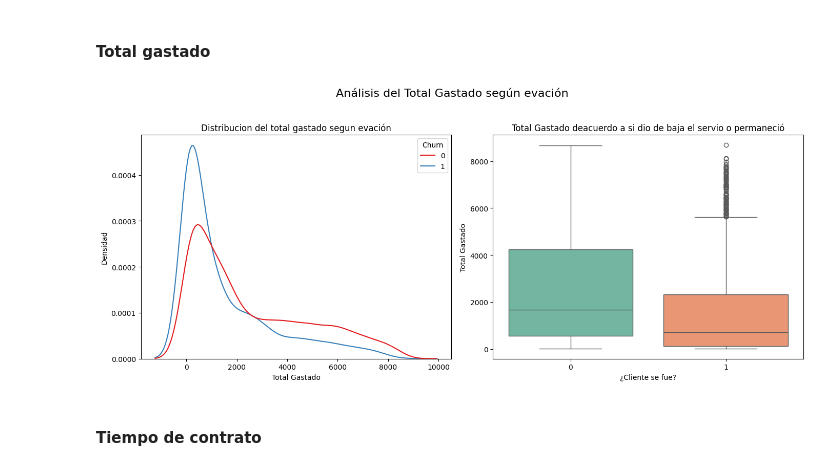
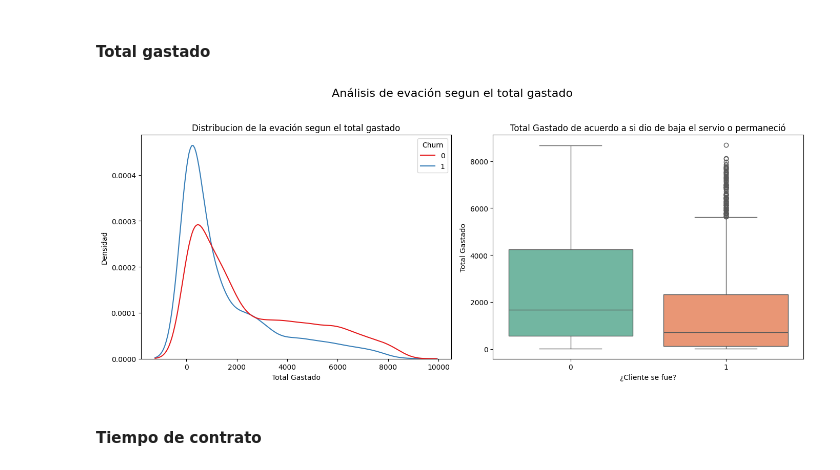
Before and after one commit to OctavioPinoRosas/ChallengeTelecomX, a Jupyter notebook: TelecomX_LATAM.ipynb, the cells around one changed output. Drawn from its saved outputs; the diff is of its cells as text; code cells hidden in the pictures.

```diff
--- a/TelecomX_LATAM.ipynb
+++ b/TelecomX_LATAM.ipynb
@@ -448,45 +451,42 @@ plt.show()
 # %% [markdown]
 #### **Total gastado**
 # %%
-import matplotlib.pyplot as plt
-import seaborn as sns
-
 # Crear figura con 2 subplots (1 fila, 2 columnas)
 fig, axes = plt.subplots(1, 2, figsize=(14, 6))
-fig.suptitle('Análisis del Total Gastado según evación', fontsize=16)
+fig.suptitle('Análisis de evación segun el total gastado', fontsize=16)
 
 # Gráfico de densidad
 sns.kdeplot(
     data=df,
     x='account.Charges.Total',
     hue='Churn',
     palette='Set1',
     common_norm=False,
     fill=False,
     ax=axes[0]
 )
-axes[0].set_title('Distribucion del total gastado segun evación')
+axes[0].set_title('Distribucion de la evación segun el total gastado')
 axes[0].set_xlabel('Total Gastado')
 axes[0].set_ylabel('Densidad')
 
 # Boxplot
 sns.boxplot(
     x='Churn',
     y='account.Charges.Total',
     hue='Churn',
     data=df,
     palette='Set2',
     ax=axes[1],
     legend=False
 )
-axes[1].set_title('Total Gastado deacuerdo a si dio de baja el servio o permaneció')
+axes[1].set_title('Total Gastado de acuerdo a si dio de baja el servio o permaneció')
 axes[1].set_xlabel('¿Cliente se fue?')
 axes[1].set_ylabel('Total Gastado')
 
 # Mostrar ambos gráficos juntos
 plt.tight_layout(rect=[0, 0, 1, 0.95])  # Ajustar layout para dejar espacio al título principal
 plt.show()
 # %% [output]
-[figure, old version]
+[figure, new version]
 # %% [markdown]
 #### **Tiempo de contrato**
```
Also changed, not shown: parts of 3 cells of this notebook.
